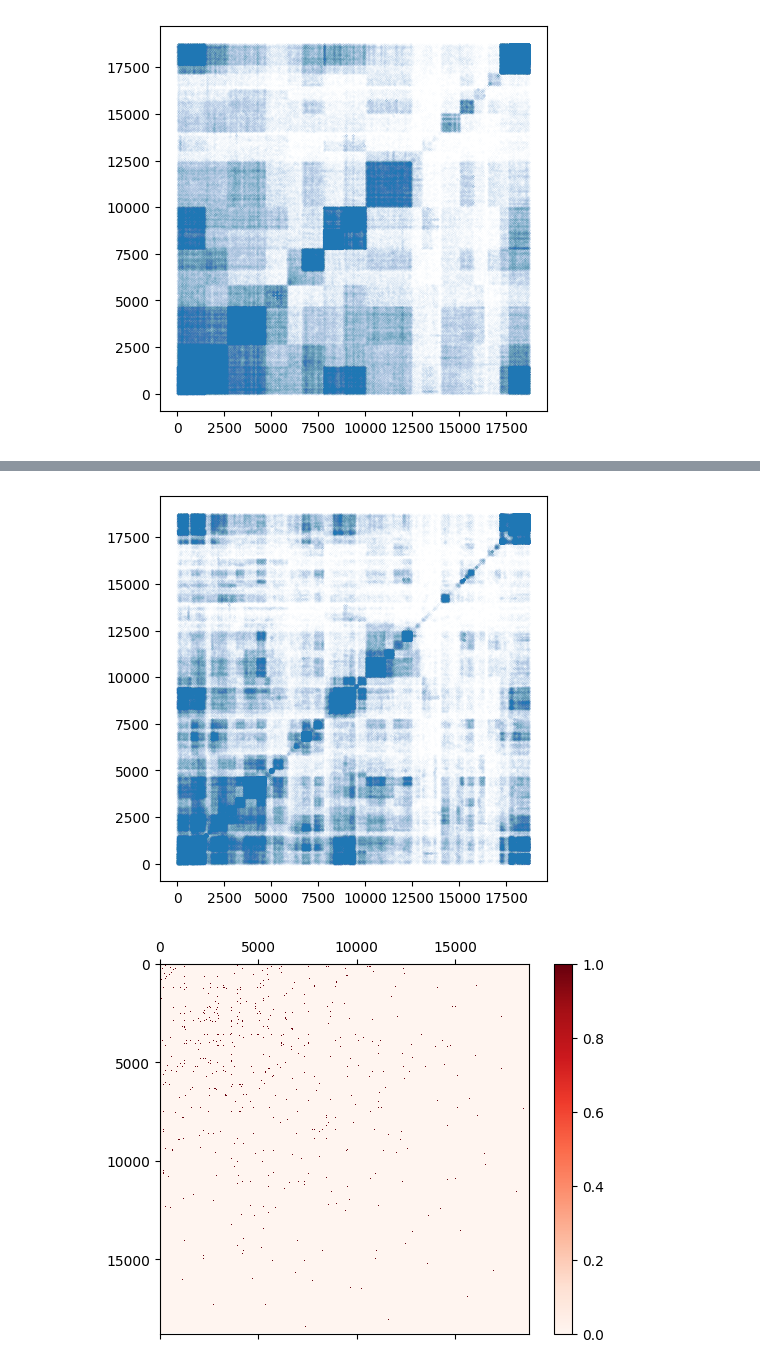
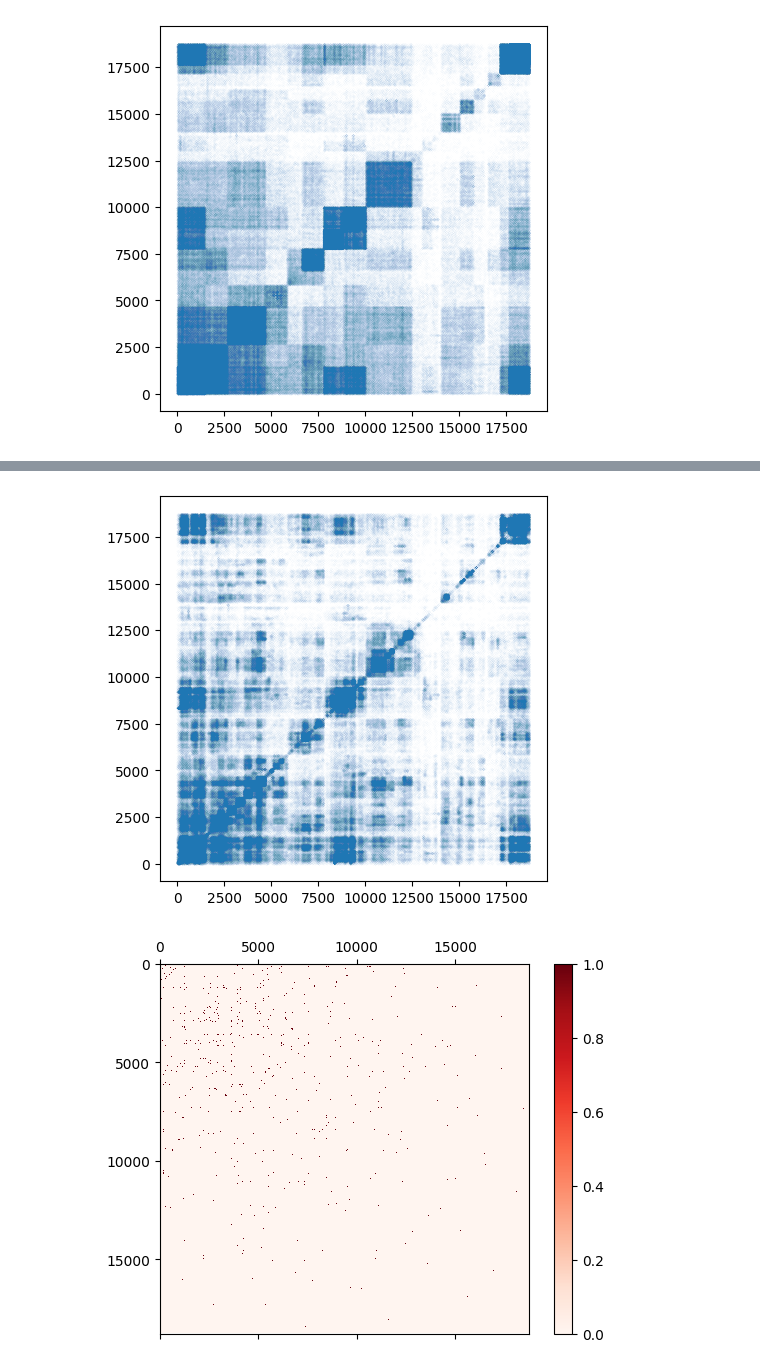
Before and after one commit to ZiyuZhang1/HBDM, a Jupyter notebook: results_analysis_code/model_analysis_multiD_hiera_biocluster.ipynb, the cells around one changed output, grey strips where cells are left out. Saved outputs shown, nothing was run; the diff lists cells and outputs as text; code cells hidden in the pictures.

```diff
--- a/results_analysis_code/model_analysis_multiD_hiera_biocluster.ipynb
+++ b/results_analysis_code/model_analysis_multiD_hiera_biocluster.ipynb
@@ -271,9 +255,9 @@ KeyboardInterrupt:
 # %%
 seq = [0,10,30,70,150,300,558]
 # %%
-import random
-random_tests = []
-for i in seq:
-    print('cluster-'+str(i), 'node number:', len(index_dict[i]))
-    random_values = random.sample(range(0, 18766 + 1), len(index_dict[i]))
-    random_tests.append(random_values)
+# import random
+# random_tests = []
+# for i in seq:
+#     print('cluster-'+str(i), 'node number:', len(index_dict[i]))
+#     random_values = random.sample(range(0, 18766 + 1), len(index_dict[i]))
+#     random_tests.append(random_values)
@@ -376,3 +350,6 @@ plt.show()
 order
 # %% [output]
 [4, 2, 3, 8, 1, 0, 5, 6, 7, 9]
+# %%
+for i in level_list:
+    print(i)
@@ -456,9 +514,21 @@ len(index)
 # %%
+depth = 4
+end_orders = []
+for i in order:
+    start_node = i
+    end_nodes = find_deep_end_nodes(G1, start_node, depth)
+    end_orders.extend(end_nodes)
+
+index = []
+for i in end_orders:
+    index.extend(index_dict[i])
+len(index)
+
 ad = nx.to_numpy_array(G, dtype=bool, nodelist=index)
 coords = np.argwhere(ad==True)
 fig = plt.figure(figsize=(5, 5))
 plt.scatter(coords[:,1],coords[:,0],s=0.00005)
 plt.savefig(pltroot+'ordered-'+name+'.png')
 plt.show()
 # %% [output]
-[figure, old version]
+[figure, new version]
```
Also changed, not shown: parts of 26 cells of this notebook, 5 other files.
